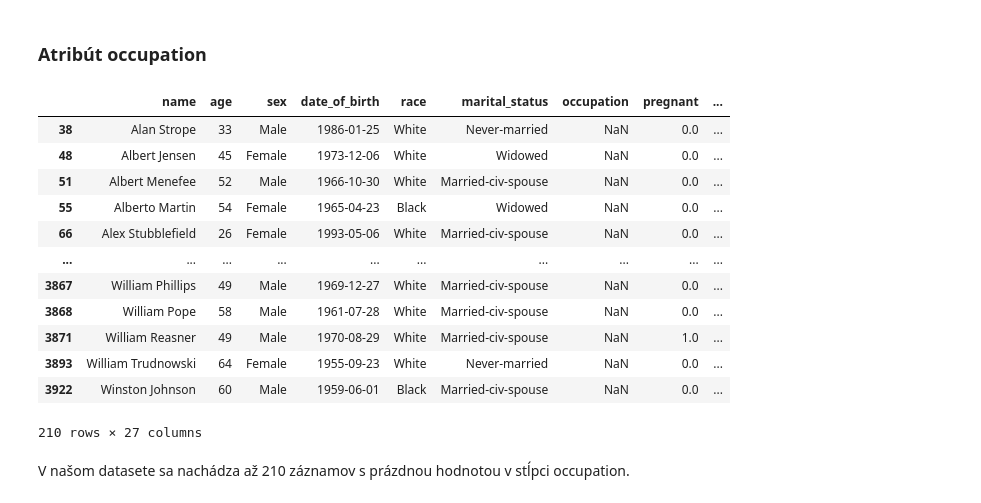
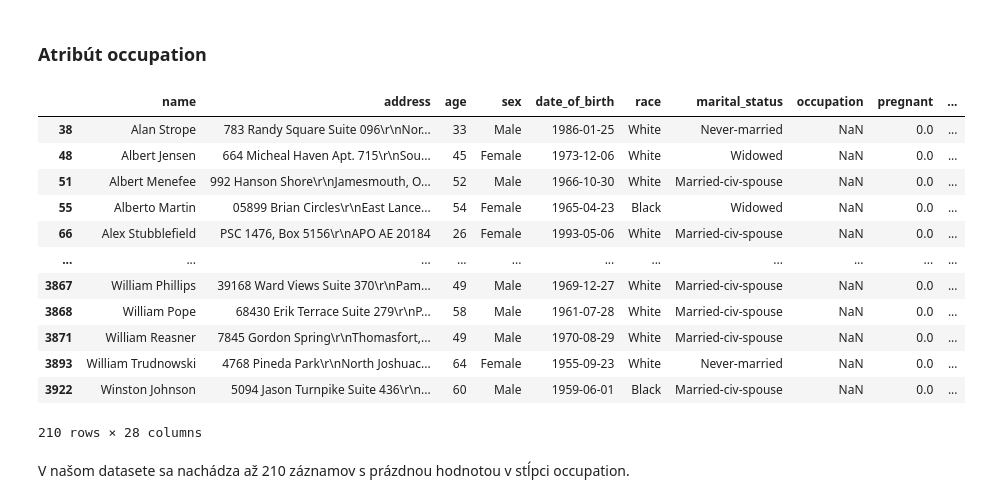
Before and after one commit to martinbudinsky3/diabetes-prediction, a Jupyter notebook: Budinsky_Balekova_Predspracovanie.ipynb, the cells around one changed output. Saved outputs shown, nothing was run; the diff lists cells and outputs as text; code cells hidden in the pictures.

Commit message:
dokoncenie doplnania chybajucich hodnot, pipelines, vlastne triedy na transformaciu, odstranenie stlpcov, encoding

```diff
--- a/Budinsky_Balekova_Predspracovanie.ipynb
+++ b/Budinsky_Balekova_Predspracovanie.ipynb
@@ -407,0 +497,2 @@ Tiež sme si všimli, že by sa možno dal transformovať stĺpec address na nie
+# %%
+train_data.loc[(train_data['relationship'] == 'Husband') | (train_data['relationship'] == 'Wife'), 'relationship'] = 'Married'
@@ -487,4 +580,0 @@ Keďže atribút address nepovažujeme v ďalšom procese za prínosný, rozhodl
-# %%
-train_data.drop(columns='address', inplace=True)
-
-train_data
@@ -597,8 +830,8 @@ array(['White', 'Black', 'Other', 'Amer-Indian-Eskimo',
 V tomto stĺpci vyskúšame nahradiť chýbajúce hodnoty modusom.
 # %%
 imp_race = SimpleImputer(missing_values=np.nan, strategy='most_frequent')
-imp_race.fit(train_data_copy[['race']])
-train_data_copy['race'] = imp_race.transform(train_data_copy[['race']])
+imp_race.fit(train_data[['race']])
+train_data.loc[:, 'race'] = imp_race.transform(train_data[['race']])
 
-train_data_copy[train_data_copy['race'].isnull()]
+train_data[train_data['race'].isnull()]
 # %% [output]
@@ -648,8 +881,8 @@ train_data_copy['marital_status'].hist(figsize = (15,5))
 Chýbajúce hodnoty teda nahradíme, podobne ako v predchádzajúcom prípade, tou najfrekventovanejšou
 # %%
 imp_marital = SimpleImputer(missing_values=np.nan, strategy='most_frequent')
-imp_marital.fit(train_data_copy[['marital_status']])
-train_data_copy['marital_status'] = imp_marital.transform(train_data_copy[['marital_status']])
+imp_marital.fit(train_data[['marital_status']])
+train_data.loc[:, 'marital_status'] = imp_marital.transform(train_data[['marital_status']])
 
-train_data_copy[train_data_copy['marital_status'].isnull()]
+train_data[train_data['marital_status'].isnull()]
 # %% [output]
@@ -659,21 +892,21 @@ V stĺpci marital_status sa už nenachádzajú žiadne prázdne hodnoty.
 # %% [markdown]
 ### Atribút occupation
 # %%
-train_data_copy[train_data_copy['occupation'].isnull()]
+train_data[train_data['occupation'].isnull()]
 # %% [output]
-|  | name | age | sex | date_of_birth | race | marital_status | occupation | pregnant | ... |
-| 38 | Alan Strope | 33 | Male | 1986-01-25 | White | Never-married | NaN | 0.0 | ... |
-| 48 | Albert Jensen | 45 | Female | 1973-12-06 | White | Widowed | NaN | 0.0 | ... |
-| 51 | Albert Menefee | 52 | Male | 1966-10-30 | White | Married-civ-spouse | NaN | 0.0 | ... |
-| 55 | Alberto Martin | 54 | Female | 1965-04-23 | Black | Widowed | NaN | 0.0 | ... |
-| 66 | Alex Stubblefield | 26 | Female | 1993-05-06 | White | Married-civ-spouse | NaN | 0.0 | ... |
-| ... | ... | ... | ... | ... | ... | ... | ... | ... | ... |
-| 3867 | William Phillips | 49 | Male | 1969-12-27 | White | Married-civ-spouse | NaN | 0.0 | ... |
-| 3868 | William Pope | 58 | Male | 1961-07-28 | White | Married-civ-spouse | NaN | 0.0 | ... |
-| 3871 | William Reasner | 49 | Male | 1970-08-29 | White | Married-civ-spouse | NaN | 1.0 | ... |
-| 3893 | William Trudnowski | 64 | Female | 1955-09-23 | White | Never-married | NaN | 0.0 | ... |
-| 3922 | Winston Johnson | 60 | Male | 1959-06-01 | Black | Married-civ-spouse | NaN | 0.0 | ... |
+|  | name | address | age | sex | date_of_birth | race | marital_status | occupation | pregnant | ... |
+| 38 | Alan Strope | 783 Randy Square Suite 096\r\nNor... | 33 | Male | 1986-01-25 | White | Never-married | NaN | 0.0 | ... |
+| 48 | Albert Jensen | 664 Micheal Haven Apt. 715\r\nSou... | 45 | Female | 1973-12-06 | White | Widowed | NaN | 0.0 | ... |
+| 51 | Albert Menefee | 992 Hanson Shore\r\nJamesmouth, O... | 52 | Male | 1966-10-30 | White | Married-civ-spouse | NaN | 0.0 | ... |
+| 55 | Alberto Martin | 05899 Brian Circles\r\nEast Lance... | 54 | Female | 1965-04-23 | Black | Widowed | NaN | 0.0 | ... |
+| 66 | Alex Stubblefield | PSC 1476, Box 5156\r\nAPO AE 20184 | 26 | Female | 1993-05-06 | White | Married-civ-spouse | NaN | 0.0 | ... |
+| ... | ... | ... | ... | ... | ... | ... | ... | ... | ... | ... |
+| 3867 | William Phillips | 39168 Ward Views Suite 370\r\nPam... | 49 | Male | 1969-12-27 | White | Married-civ-spouse | NaN | 0.0 | ... |
+| 3868 | William Pope | 68430 Erik Terrace Suite 279\r\nP... | 58 | Male | 1961-07-28 | White | Married-civ-spouse | NaN | 0.0 | ... |
+| 3871 | William Reasner | 7845 Gordon Spring\r\nThomasfort,... | 49 | Male | 1970-08-29 | White | Married-civ-spouse | NaN | 0.0 | ... |
+| 3893 | William Trudnowski | 4768 Pineda Park\r\nNorth Joshuac... | 64 | Female | 1955-09-23 | White | Never-married | NaN | 0.0 | ... |
+| 3922 | Winston Johnson | 5094 Jason Turnpike Suite 436\r\n... | 60 | Male | 1959-06-01 | Black | Married-civ-spouse | NaN | 0.0 | ... |
-210 rows × 27 columns
+210 rows × 28 columns
 # %% [markdown]
 V našom datasete sa nachádza až 210 záznamov s prázdnou hodnotou v stĺpci occupation.
 # %%
```
Also changed, not shown: parts of 209 cells of this notebook, 1 other file.
